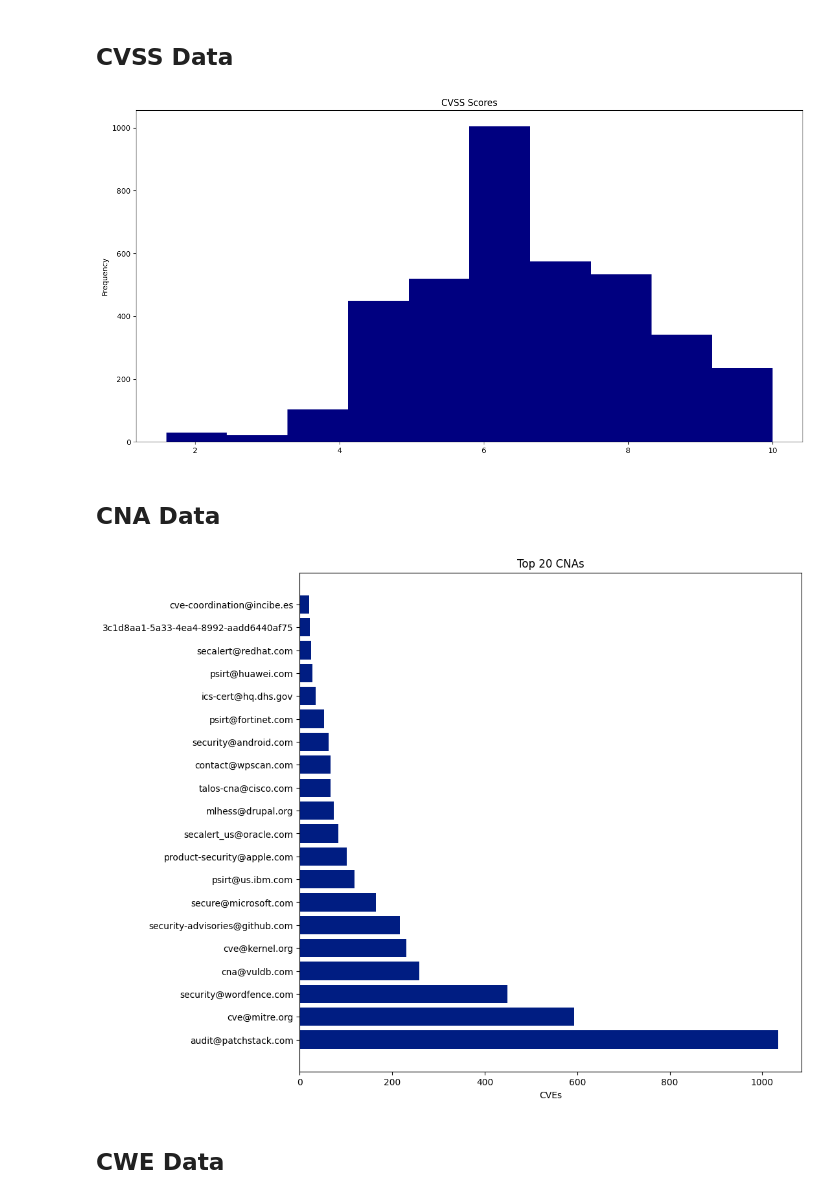
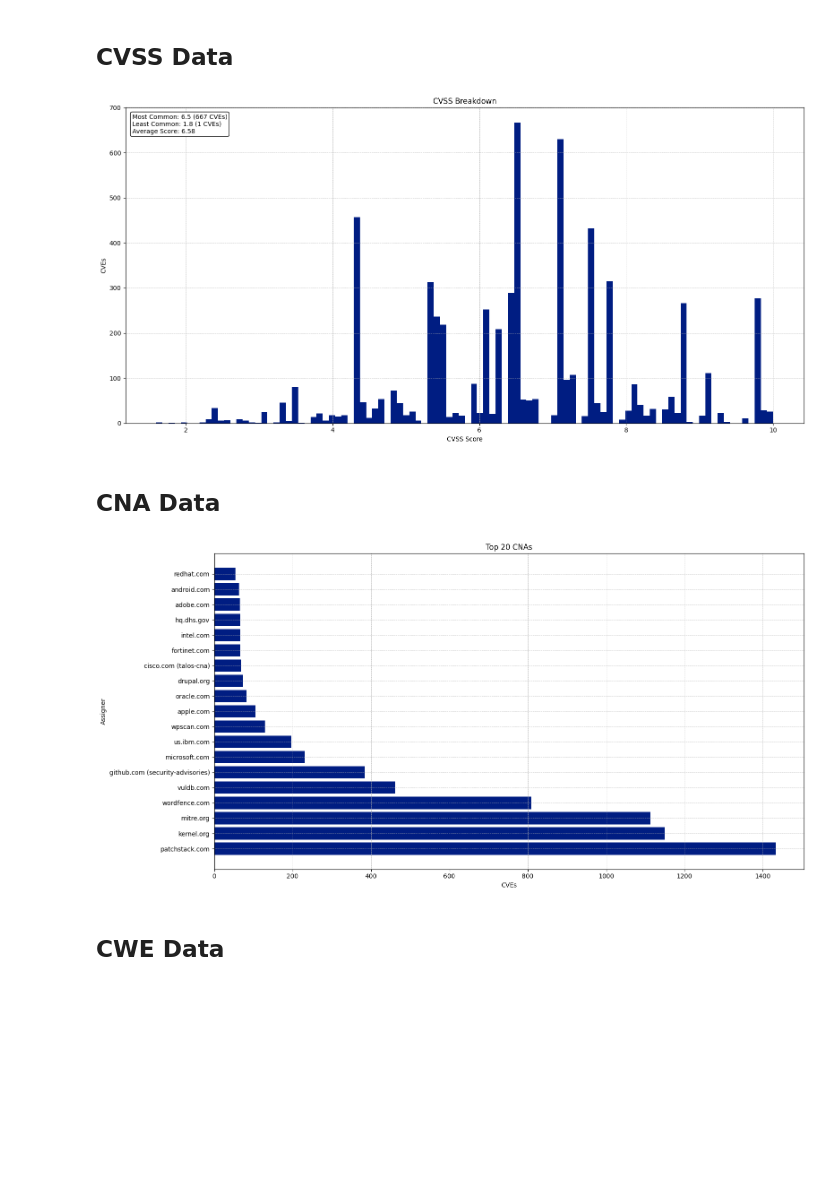
Before and after one commit to jgamblin/monthlyCVEStats, a Jupyter notebook: 2025/2025.ipynb, the cells around one changed output. Saved outputs shown, nothing was run; the diff lists cells and outputs as text; code cells hidden in the pictures; blank space fills up the shorter version.

```diff
--- a/2025/2025.ipynb
+++ b/2025/2025.ipynb
@@ -214,28 +168,70 @@ Markdown(f"## CVSS Data")
 # %% [output]
 ## CVSS Data
 # %%
-nvd['BaseScore'].plot(kind="hist", colormap='jet', figsize=(16, 8), title='CVSS Scores');
+nvd['BaseScore'] = pd.to_numeric(nvd['BaseScore'])
+nvd['BaseScore'] = nvd['BaseScore'].replace(0, np.nan)
+
+# Plot the CVSS breakdown with 100 bins
+cg = nvd['BaseScore'].plot(kind="hist", bins=100, title='CVSS Breakdown', colormap='cividis', figsize=(16, 8))
+plt.grid(True, linestyle='--', linewidth=0.5)
+cg.set_ylabel("CVEs")
+cg.set_xlabel("CVSS Score")
+
+# Find the most common, least common, and average CVSS scores
+most_common_score = nvd['BaseScore'].mode()[0]
+least_common_score = nvd['BaseScore'].value_counts().idxmin()
+most_common_count = nvd['BaseScore'].value_counts().max()
+least_common_count = nvd['BaseScore'].value_counts().min()
+average_score = nvd['BaseScore'].mean().round(2)
+
+# Add annotation for the most common, least common, and average CVSS scores
+annotation_text = (f'Most Common: {most_common_score} ({most_common_count} CVEs)\n'
+                   f'Least Common: {least_common_score} ({least_common_count} CVEs)\n'
+                   f'Average Score: {average_score}')
+plt.text(0.01, 0.98, annotation_text, transform=cg.transAxes, fontsize=10, color='black',
+         verticalalignment='top', bbox=dict(boxstyle="round,pad=0.3", edgecolor='black', facecolor='white'))
+
+# Adjust layout and save the chart as a PNG file one directory up
+plt.tight_layout()
+plt.show()
 # %% [output]
-[figure, old version]
+[figure, new version]
 # %%
 Markdown(f"## CNA Data")
 # %% [output]
 ## CNA Data
 # %%
-nvd['Assigner'].replace('416baaa9-dc9f-4396-8d5f-8c081fb06d67','cve@kernel.org',inplace=True)
-nvd_frequency = nvd['Assigner'].value_counts()
-nvd_frequency = nvd_frequency.reset_index()
+import matplotlib.pyplot as plt
+
+# Replace specific assigner ID with email
+nvd['Assigner'].replace('416baaa9-dc9f-4396-8d5f-8c081fb06d67', 'cve@kernel.org', inplace=True)
+
+# Extract domain names and check for uniqueness
+nvd['Domain'] = nvd['Assigner'].apply(lambda x: x.split('@')[-1])
+domain_counts = nvd['Domain'].value_counts()
+
+# Modify Assigner column based on domain uniqueness
+unique_domains = nvd.groupby('Domain')['Assigner'].nunique()
+nvd['Assigner'] = nvd.apply(lambda x: x['Domain'] if unique_domains[x['Domain']] == 1 else f"{x['Domain']} ({x['Assigner'].split('@')[0]})", axis=1)
+
+# Calculate frequency of assigners
+nvd_frequency = nvd['Assigner'].value_counts().reset_index()
 nvd_frequency.columns = ['Assigner', 'counts']
-nvd_frequency[nvd_frequency.counts > 100].head(50)
-nvd_frequency_no_mitre = nvd_frequency
-nvd_frequency_no_mitre = nvd_frequency_no_mitre.head(20)
-plt.figure(figsize=(10,10))
-plt.barh("Assigner", "counts", data = nvd_frequency_no_mitre, color="#001d82")
-plt.xlabel("CVEs");
-plt.ylabel("") ;
-plt.title("Top 20 CNAs");
+nvd_frequency = nvd_frequency[nvd_frequency.counts > 50].head(50)
+
+# Plot the top 20 CNAs
+plt.figure(figsize=(16, 8))
+plt.barh("Assigner", "counts", data=nvd_frequency, color="#001d82")
+plt.xlabel("CVEs")
+plt.ylabel("Assigner")
+plt.title("Top 20 CNAs")
+plt.grid(True, linestyle='--', linewidth=0.5)
+
+# Adjust layout and show the chart
+plt.tight_layout()
+plt.show()
 # %% [output]
-[figure, old version]
+[figure, new version]
 # %%
 Markdown(f"## CWE Data")
 # %% [output]
```
Also changed, not shown: parts of 12 cells of this notebook, 14 other files.
